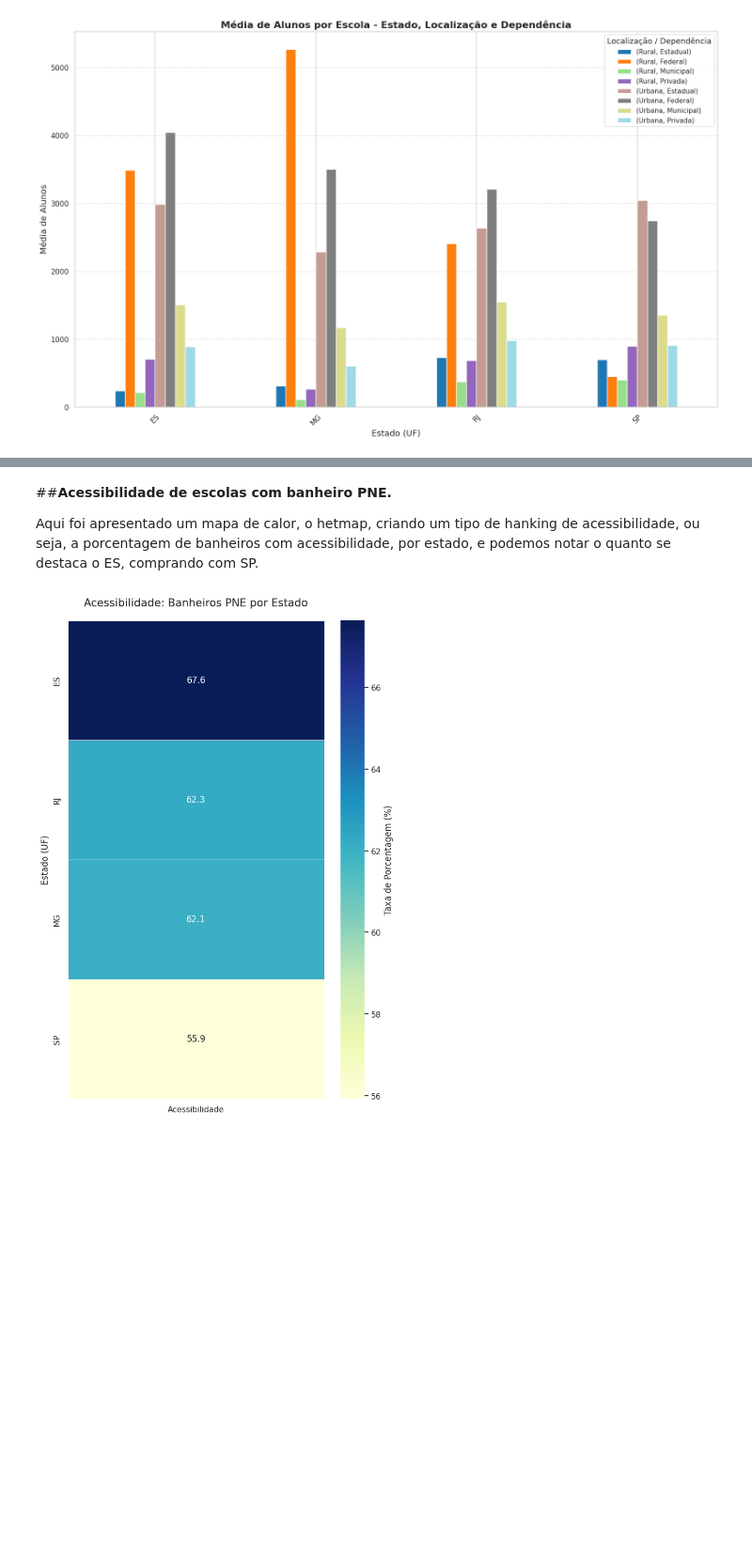
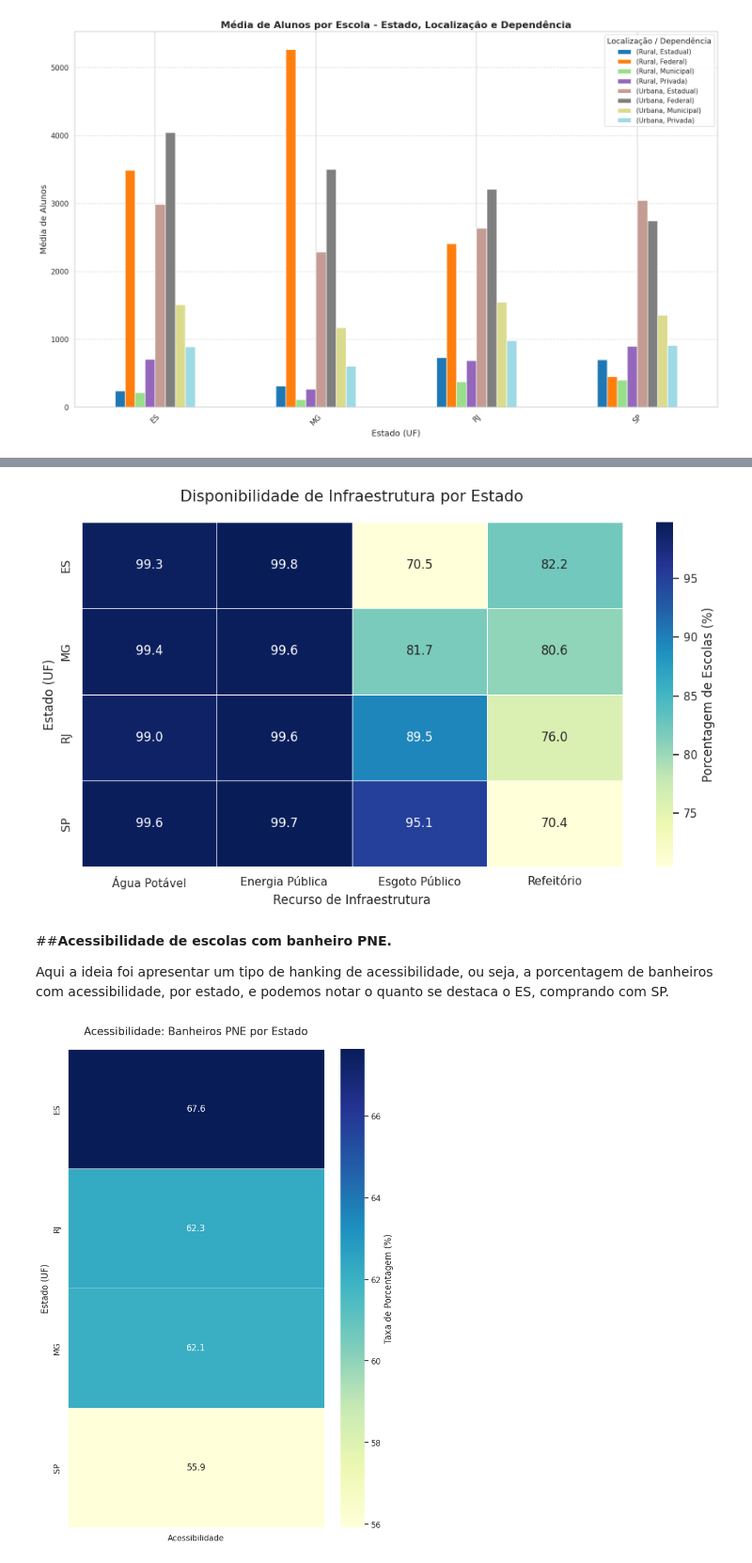
Before and after one commit to ACOELHO1976/Analise_Exploratoria, a Jupyter notebook: mvpAnalisededados.ipynb, the cells around one changed output, grey strips where cells are left out. Shown at 94% size. Drawn from its saved outputs; the diff is of its cells as text; code cells hidden in the pictures; blank space fills up the shorter version.

```diff
--- a/mvpAnalisededados.ipynb
+++ b/mvpAnalisededados.ipynb
@@ -327,7 +284,45 @@ plt.show()
+# %%
+# Selecionar as colunas de infraestrutura
+infra_cols = [
+    'IN_AGUA_POTAVEL',
+    'IN_ENERGIA_REDE_PUBLICA',
+    'IN_ESGOTO_REDE_PUBLICA',
+    'IN_REFEITORIO'
+]
+
+# Agrupar por SG_UF e calcular a média (proporção) para cada recurso, convertendo para porcentagem
+df_infra = educ.groupby('SG_UF')[infra_cols].mean() * 100
+
+# Renomear as colunas para melhor visualização no gráfico
+df_infra = df_infra.rename(columns={
+    'IN_AGUA_POTAVEL': 'Água Potável',
+    'IN_ENERGIA_REDE_PUBLICA': 'Energia Pública',
+    'IN_ESGOTO_REDE_PUBLICA': 'Esgoto Público',
+    'IN_REFEITORIO': 'Refeitório'
+})
+
+# Criando o gráfico
+plt.figure(figsize=(10, 6))
+sns.heatmap(
+    df_infra,
+    annot=True,
+    fmt=".1f",
+    cmap="YlGnBu",
+    linewidths=.5,
+    cbar_kws={'label': 'Porcentagem de Escolas (%)'}
+)
+
+plt.title('Disponibilidade de Infraestrutura por Estado', fontsize=15, pad=20)
+plt.xlabel('Recurso de Infraestrutura')
+plt.ylabel('Estado (UF)')
+plt.tight_layout()
+plt.show()
+# %% [output]
+[figure, added]
 # %% [markdown]
 ##**Acessibilidade de escolas com banheiro PNE.**
 
-Aqui foi apresentado um mapa de calor, o hetmap, criando um tipo de hanking de acessibilidade, ou seja, a porcentagem de banheiros com acessibilidade, por estado, e podemos notar o quanto se destaca o ES, comprando com SP.
+Aqui a ideia foi apresentar um tipo de hanking de acessibilidade, ou seja, a porcentagem de banheiros com acessibilidade, por estado, e podemos notar o quanto se destaca o ES, comprando com SP.
 # %%
 # Agrupando os tipos de banheiros
 agrupado = educ.groupby('SG_UF').agg(
```
Also changed, not shown: parts of 12 cells of this notebook.
